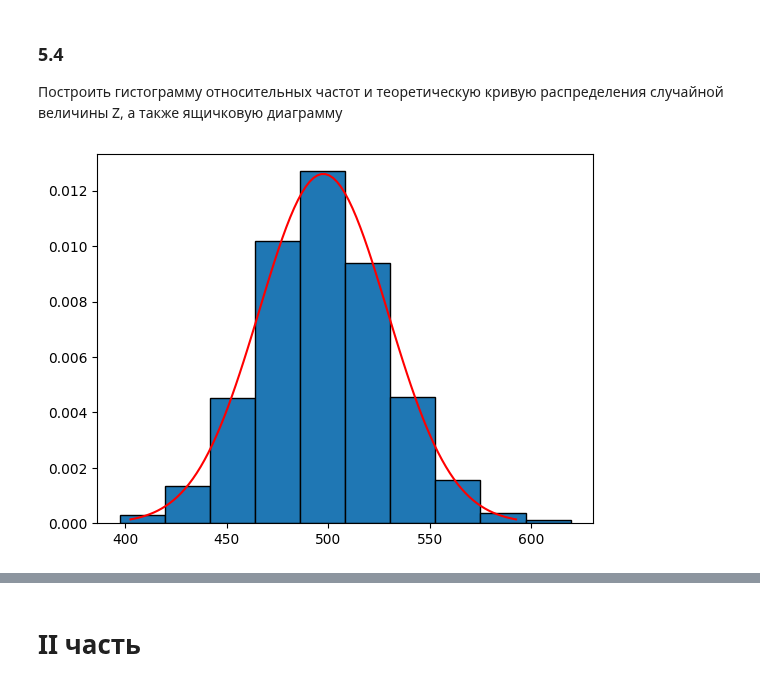
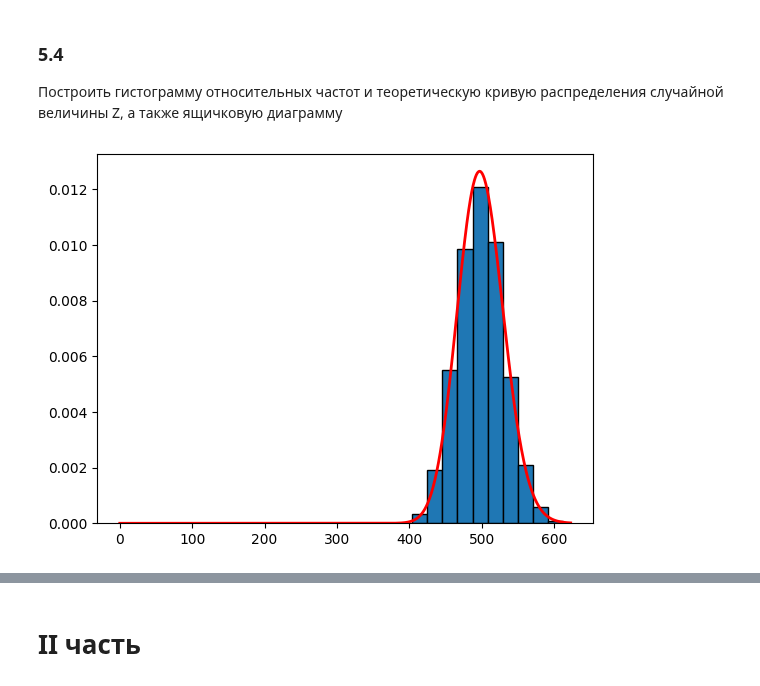
Before and after one commit to c0de1sl1fe/Probability, a Jupyter notebook: lab_2/lab_2.ipynb, the cells around one changed output, grey strips where cells are left out. Cells and saved outputs as stored; diff of their text form; code cells hidden in the pictures.

```diff
--- a/lab_2/lab_2.ipynb
+++ b/lab_2/lab_2.ipynb
@@ -239,15 +233,20 @@ Pvariance - 1001.2084450961443
 ### 5.4
 Построить гистограмму относительных частот и теоретическую кривую
 распределения случайной величины Z, а также ящичковую диаграмму
-# %%
-plt.hist(
-    sample_z, edgecolor="black", density=True)
-x = np.linspace(my_mean_z-3*my_dev_z, my_mean_z+3*my_dev_z, 100)
-plt.plot(x, stats.norm.pdf(x, loc=statistics.mean(sample_z),
-         scale=statistics.variance(sample_z)**0.5), color='red')
-plt.show()
-# %% [output]
-[figure, removed]
+# %%
+plt.hist(sample_z, edgecolor="black", density=True)
+x = np.linspace(0, max(sample_z)+10, 1000)
+y = stats.chi2.pdf(x, df=n-1)
+plt.plot(x, y, color="r", lw=2)
+
+x = np.linspace(0, max(sample_z) + 10, 1000)
+pdf = stats.chi2.pdf(x, n-1)
+
+
+
+plt.show()
+# %% [output]
+[figure, added]
 # %%
 data = pd.DataFrame(sample_z)
 data.boxplot(color = "black")
```
Also changed, not shown: parts of 14 cells of this notebook.
